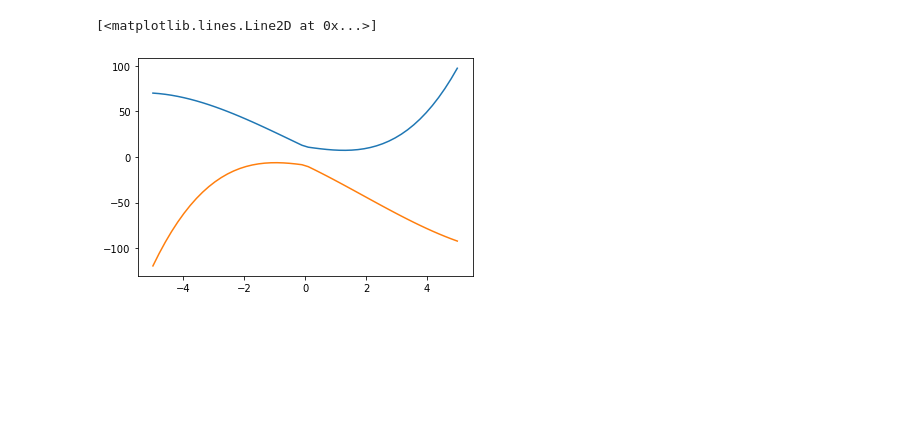
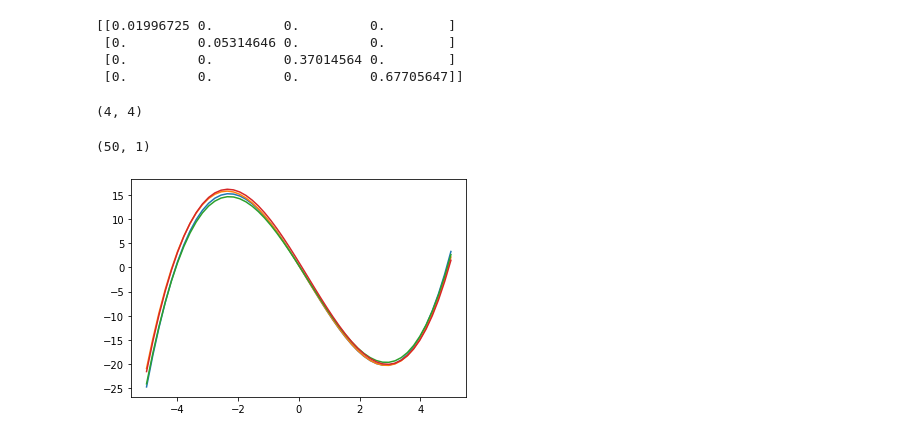
Before and after one commit to Hacker1337/LabDataTemplates, a Jupyter notebook: examples/errorsVisualization.ipynb, the cells around one changed output. Cells and saved outputs as stored; diff of their text form; code cells hidden in the pictures; blank space fills up the shorter version.

```diff
--- a/examples/errorsVisualization.ipynb
+++ b/examples/errorsVisualization.ipynb
@@ -132,6 +141,24 @@ NameError: name 'np' is not defined
-# %%
-plt.plot(X, maxA)
-plt.plot(X, minA)
-# %% [output]
-[<matplotlib.lines.Line2D at 0x...>]
-[figure, removed]
+# %%
+# X = np.expand_dims(X, axis=1)
+deviations = np.eye(err.size)*err
+print(deviations)
+# %% [output]
+[[0.01996725 0.         0.         0.        ]
+ [0.         0.05314646 0.         0.        ]
+ [0.         0.         0.37014564 0.        ]
+ [0.         0.         0.         0.67705647]]
+# %%
+a = f(np.expand_dims(X, axis=1), *(parameters.transpose()))
+# %%
+parameters.shape
+# %% [output]
+(4, 4)
+# %%
+np.expand_dims(X, 1).shape
+# %% [output]
+(50, 1)
+# %%
+for i in range(a.shape[1]):
+    plt.plot(X, a[:, i])
+# %% [output]
+[figure, added]
```
Also changed, not shown: parts of 8 cells of this notebook, 2 other files.
